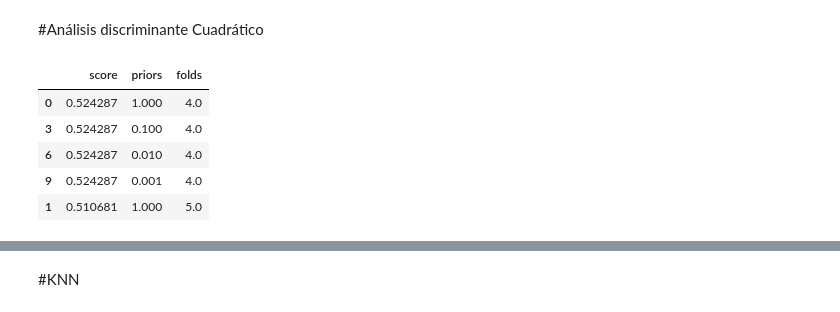
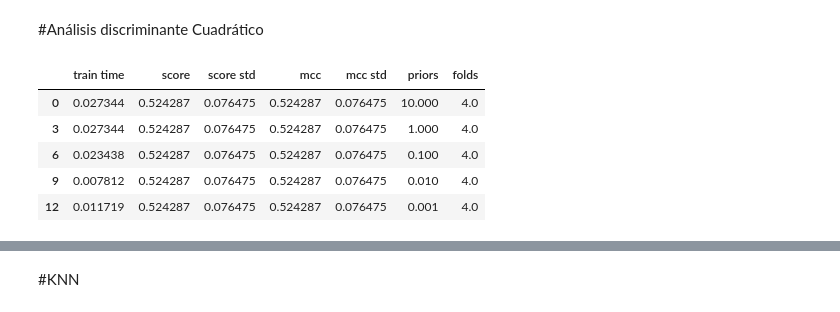
Before and after one commit to AlejandroMG1/celestial-body-clasification, a Jupyter notebook: Celestial_body_classification.ipynb, the cells around one changed output, grey strips where cells are left out. Drawn from its saved outputs; the diff is of its cells as text; code cells hidden in the pictures.

```diff
--- a/Celestial_body_classification.ipynb
+++ b/Celestial_body_classification.ipynb
@@ -322,30 +304,41 @@ def QDA(data_set, folds, priors):
     for fold in folds:
       skf = StratifiedKFold(n_splits=fold)
       scores = []
+      times = []
+      mccs = []
       for train, test in skf.split(X, Y):
         Xtrain, Xtest = X.iloc[train], X.iloc[test]
         Ytrain, Ytest = Y.iloc[train], Y.iloc[test]
+        start = time.process_time()
         modelo = QuadraticDiscriminantAnalysis(priors=prior)
         modelo.fit(X=Xtrain,y=Ytrain)
+        end = time.process_time()
         yPred = modelo.predict(X=Xtest)
         score = balanced_accuracy_score(y_true=Ytest, y_pred=yPred)
+        mcc = matthews_corrcoef(y_true=Ytest, y_pred=yPred)
         scores.append(score)
+        mccs.append(mcc)
+        times.append( end - start )
+      resultados.loc[idx,'train time']=np.mean(times)
       resultados.loc[idx,'score']=np.mean(scores)
+      resultados.loc[idx,'score std']=np.std(scores)
+      resultados.loc[idx,'mcc']=np.mean(mccs)
+      resultados.loc[idx,'mcc std']=np.std(mccs)
       resultados.loc[idx,'priors']=prior
       resultados.loc[idx,'folds']=fold
       idx=idx+1
   return resultados
 # %%
-qda_outliers_results = QDA(data_set=data_frame,folds=[4,5,6], priors=[1,0.1,0.01,0.001])
+qda_outliers_results = QDA(data_set=data_frame,folds=[4,5,6], priors=[10,1,0.1,0.01,0.001])
 qda_outliers_results.to_csv('qda.csv')
-qda_outliers_results.sort_values(['score'],ascending=[False]).head(5)
+qda_outliers_results.sort_values(['mcc'],ascending=[False]).head(5)
 # %% [output]
-|  | score | priors | folds |
-| 0 | 0.524287 | 1.000 | 4.0 |
-| 3 | 0.524287 | 0.100 | 4.0 |
-| 6 | 0.524287 | 0.010 | 4.0 |
-| 9 | 0.524287 | 0.001 | 4.0 |
-| 1 | 0.510681 | 1.000 | 5.0 |
+|  | train time | score | score std | mcc | mcc std | priors | folds |
+| 0 | 0.027344 | 0.524287 | 0.076475 | 0.524287 | 0.076475 | 10.000 | 4.0 |
+| 3 | 0.027344 | 0.524287 | 0.076475 | 0.524287 | 0.076475 | 1.000 | 4.0 |
+| 6 | 0.023438 | 0.524287 | 0.076475 | 0.524287 | 0.076475 | 0.100 | 4.0 |
+| 9 | 0.007812 | 0.524287 | 0.076475 | 0.524287 | 0.076475 | 0.010 | 4.0 |
+| 12 | 0.011719 | 0.524287 | 0.076475 | 0.524287 | 0.076475 | 0.001 | 4.0 |
 # %%
 qda_no_outliers_results = QDA(data_set=no_outliers_data,folds=[4,5,6], priors=[1,0.1,0.01,0.001])
 qda_no_outliers_results.to_csv('qda_no_outliers.csv')
```
Also changed, not shown: parts of 27 cells of this notebook.
